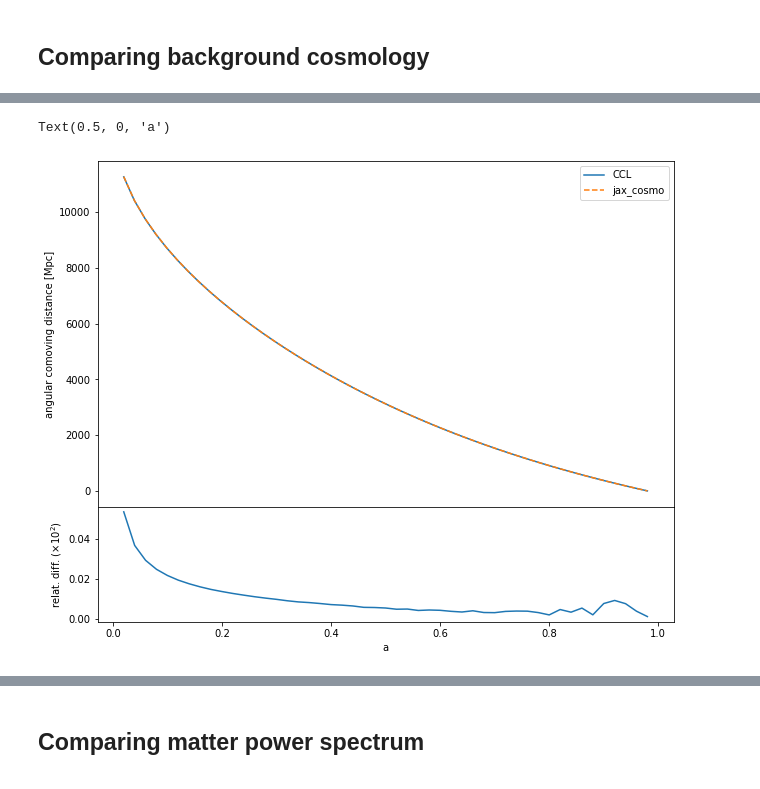
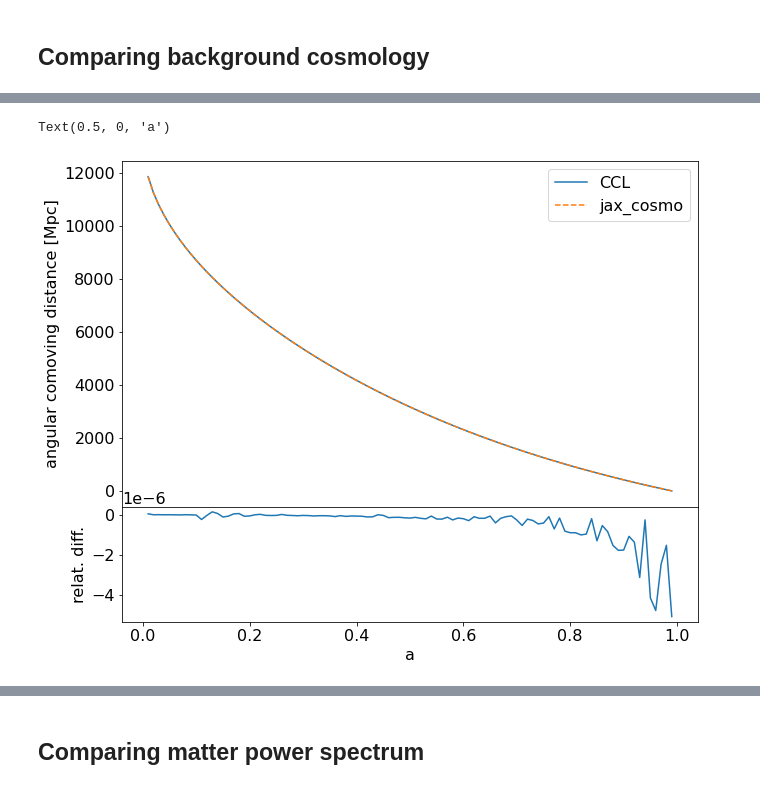
Before and after one commit to DifferentiableUniverseInitiative/jax-cosmo-paper, a Jupyter notebook: notebooks/CCL_comparison.ipynb, the cells around one changed output, grey strips where cells are left out. Drawn from its saved outputs; the diff is of its cells as text; code cells hidden in the pictures.

```diff
--- a/notebooks/CCL_comparison.ipynb
+++ b/notebooks/CCL_comparison.ipynb
@@ -16,3 +15,8 @@ Populating the interactive namespace from numpy and matplotlib
+# %%
+import matplotlib as mpl
+import matplotlib.pyplot as plt
+mpl.rc('image', cmap='jet')
+mpl.rcParams['font.size'] = 16
 # %%
 import jax_cosmo
 jax_cosmo.__version__
@@ -45,19 +54,23 @@ fig1 = plt.figure(1, figsize=(10,8))
 frame1=fig1.add_axes((.1,.3,.8,.6))
 
 chi_ccl = ccl.comoving_radial_distance(cosmo_ccl, a)
-chi_jax = background.radial_comoving_distance(cosmo_jax, a, steps=1024)/cosmo_jax.h
+cosmo_jax._workspace = {}
+chi_jax = background.radial_comoving_distance(cosmo_jax, a, log10_amin=np.log10(a_min),steps=4*1024)/cosmo_jax.h
 
-plot(a, chi_ccl, label='CCL')
-plot(a, chi_jax, '--', label='jax_cosmo')
-legend()
-ylabel('radial comoving distance [Mpc]')
+plt.plot(a, chi_ccl, label='CCL')
+plt.plot(a, chi_jax, '--', label='jax_cosmo')
+plt.legend()
+plt.ylabel('radial comoving distance [Mpc]')
 frame1.set_xticklabels([]) #Remove x-tic labels for the first frame
 
 #Residual plot
 frame2=fig1.add_axes((.1,.1,.8,.2))
-difference=np.abs(chi_ccl-chi_jax)/chi_ccl   * 1e2
-plot(a,difference)
-ylabel(r"relat. diff. $(\times 10^{2})$");
-xlabel('a')
+difference=(chi_ccl-chi_jax)/chi_ccl
+plt.plot(a,difference)
+
+plt.ylabel(r"relat. diff.");
+plt.ticklabel_format(axis='y', style='sci', scilimits=(0,0))
+
+plt.xlabel('a')
 # %% [output]
 Text(0.5, 0, 'a')
@@ -65,24 +78,26 @@ Text(0.5, 0, 'a')
 # %%
 # Testing the angular comoving distance
 fig1 = plt.figure(1, figsize=(10,8))
 frame1=fig1.add_axes((.1,.3,.8,.6))
 chi_ccl = ccl.comoving_angular_distance(cosmo_ccl, a)
 chi_jax = background.transverse_comoving_distance(cosmo_jax, a)/cosmo_jax.h
 
-plot(a, chi_ccl, label='CCL')
-plot(a, chi_jax, '--', label='jax_cosmo')
-legend()
-ylabel('angular comoving distance [Mpc]')
+plt.plot(a, chi_ccl, label='CCL')
+plt.plot(a, chi_jax, '--', label='jax_cosmo')
+plt.legend()
+plt.ylabel('angular comoving distance [Mpc]')
 
 #Residual plot
 frame2=fig1.add_axes((.1,.1,.8,.2))
-difference=np.abs(chi_ccl-chi_jax)/chi_ccl   * 1e2
-plot(a,difference)
-ylabel(r"relat. diff. $(\times 10^{2})$");
-xlabel('a')
+difference=(chi_ccl-chi_jax)/chi_ccl #  * 1e2
+plt.plot(a,difference)
+plt.ticklabel_format(axis='y', style='sci', scilimits=(0,0))
+
+plt.ylabel(r"relat. diff.");
+plt.xlabel('a')
 # %% [output]
 Text(0.5, 0, 'a')
-[figure, old version]
+[figure, new version]
 # %%
 # Testing the angular diameter distance
 fig1 = plt.figure(1, figsize=(10,8))
```
Also changed, not shown: parts of 13 cells of this notebook.
